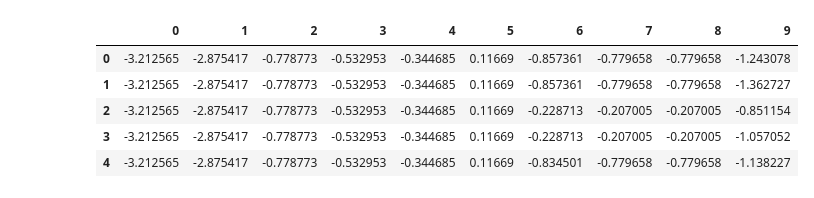
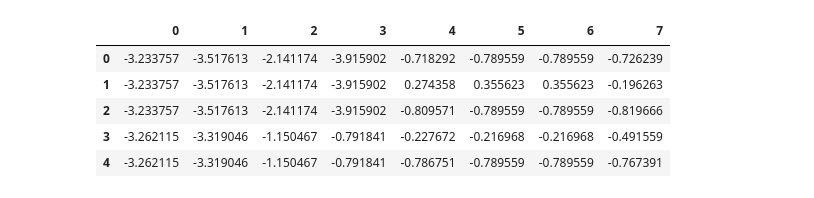
Before and after one commit to mschwrdtnr/AI-at-SSOP, a Jupyter notebook: Keras-For-Training/Spielwiese.ipynb, the cells around one changed output. Cells and saved outputs as stored; diff of their text form; code cells hidden in the pictures.

```diff
--- a/Keras-For-Training/Spielwiese.ipynb
+++ b/Keras-For-Training/Spielwiese.ipynb
@@ -22,9 +22,7 @@ from numpy.random import seed
 #set_random_seed(1)
 seed(1)
 
-train = pd.read_csv('TestData/train.csv',',')
-predTest = pd.read_csv('TestData/testData1.csv',';')
-#train = pd.read_csv('TestData/TrainingData_8Weeks.csv',';' , parse_dates=['Time'])
+train = pd.read_csv('TestData/full_trainset.csv',',')
 
 train.describe()
 # %% [output]
@@ -75,21 +73,31 @@ def normalize(data, train_split):
     std = data_std
     return (data - data_mean) / data_std
 # %%
-titles = []
-for c in train.columns:
-    titles.append(c);
+titles = ['Assembly',
+          'Material',
+#           'OpenOrders',
+#           'NewOrders',
+          'TotalWork',
+          'TotalSetup',
+          'SumDuration',
+          'SumOperations',
+          'ProductionOrders',
+          'CycleTime']
+#
+# for c in train.columns:
+#     titles.append(c);
 
 features = train[titles]
 features = normalize(features.values, train_split)
 features = pd.DataFrame(features)
 features.head()
 # %% [output]
-|  | 0 | 1 | 2 | 3 | 4 | 5 | 6 | 7 | 8 | 9 |
-| 0 | -3.212565 | -2.875417 | -0.778773 | -0.532953 | -0.344685 | 0.11669 | -0.857361 | -0.779658 | -0.779658 | -1.243078 |
-| 1 | -3.212565 | -2.875417 | -0.778773 | -0.532953 | -0.344685 | 0.11669 | -0.857361 | -0.779658 | -0.779658 | -1.362727 |
-| 2 | -3.212565 | -2.875417 | -0.778773 | -0.532953 | -0.344685 | 0.11669 | -0.228713 | -0.207005 | -0.207005 | -0.851154 |
-| 3 | -3.212565 | -2.875417 | -0.778773 | -0.532953 | -0.344685 | 0.11669 | -0.228713 | -0.207005 | -0.207005 | -1.057052 |
-| 4 | -3.212565 | -2.875417 | -0.778773 | -0.532953 | -0.344685 | 0.11669 | -0.834501 | -0.779658 | -0.779658 | -1.138227 |
+|  | 0 | 1 | 2 | 3 | 4 | 5 | 6 | 7 |
+| 0 | -3.233757 | -3.517613 | -2.141174 | -3.915902 | -0.718292 | -0.789559 | -0.789559 | -0.726239 |
+| 1 | -3.233757 | -3.517613 | -2.141174 | -3.915902 | 0.274358 | 0.355623 | 0.355623 | -0.196263 |
+| 2 | -3.233757 | -3.517613 | -2.141174 | -3.915902 | -0.809571 | -0.789559 | -0.789559 | -0.819666 |
+| 3 | -3.262115 | -3.319046 | -1.150467 | -0.791841 | -0.227672 | -0.216968 | -0.216968 | -0.491559 |
+| 4 | -3.262115 | -3.319046 | -1.150467 | -0.791841 | -0.786751 | -0.789559 | -0.789559 | -0.767391 |
 # %%
 train_data = features.loc[0 : train_split - 1] #Training Data
 val_data = features.loc[train_split:] #Validation Data
```
Also changed, not shown: parts of 26 cells of this notebook, 1 other file.
